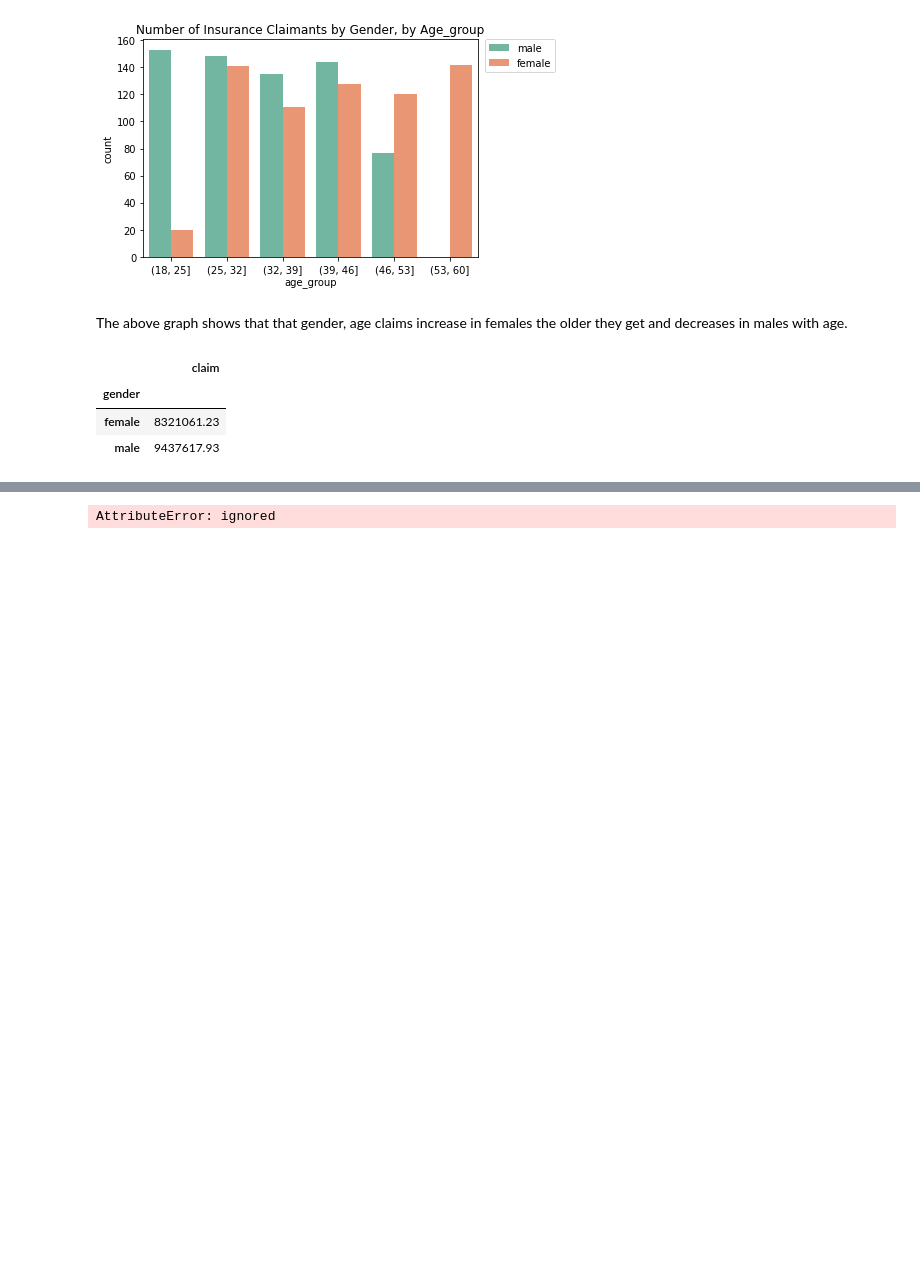
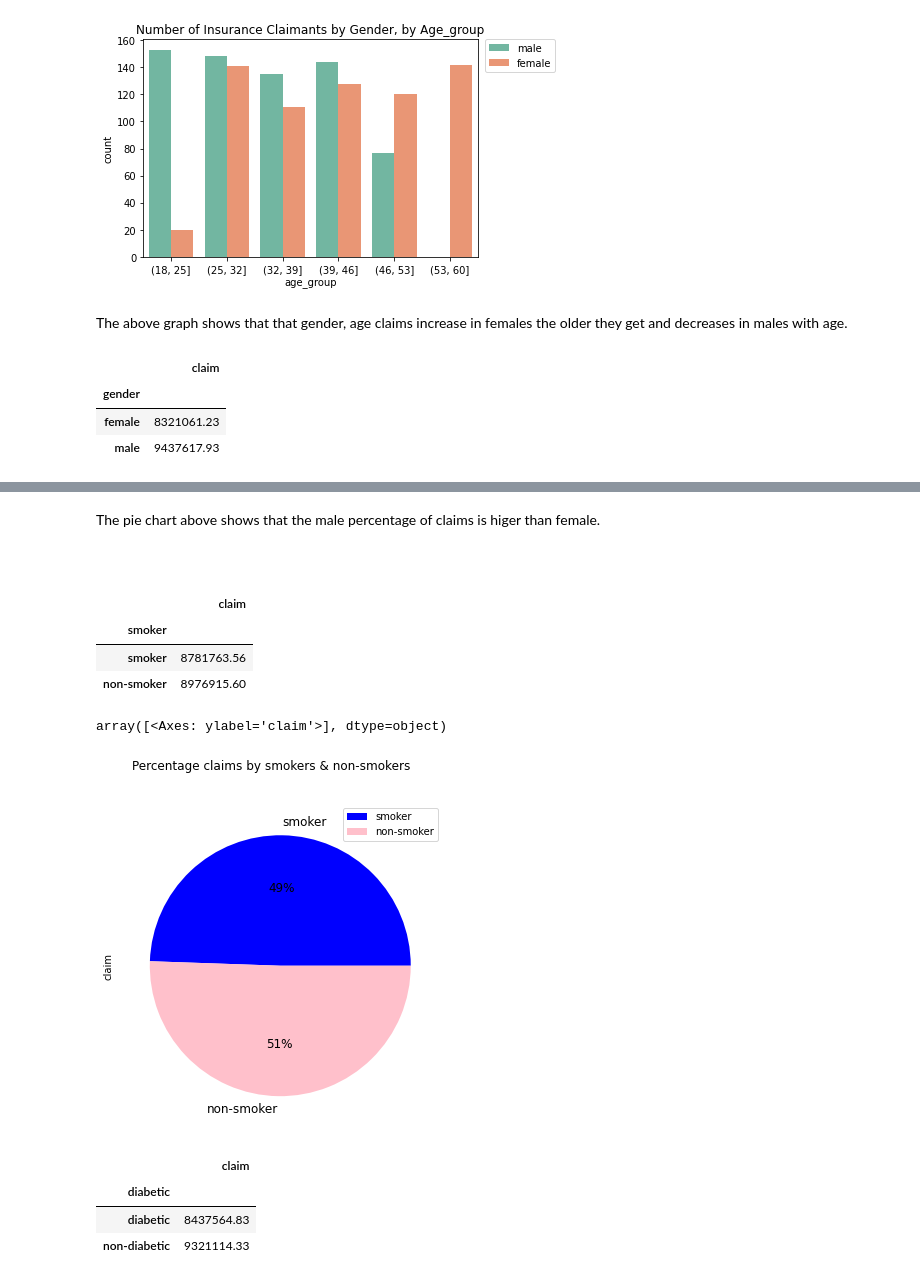
Before and after one commit to 27136thapelo/Insurance-Claim-Analysis, a Jupyter notebook: Insurance_claim_analysis_notebook.ipynb, the cells around one changed output, grey strips where cells are left out. Saved outputs shown, nothing was run; the diff lists cells and outputs as text; code cells hidden in the pictures; blank space fills up the shorter version.

````diff
--- a/Insurance_claim_analysis_notebook.ipynb
+++ b/Insurance_claim_analysis_notebook.ipynb
@@ -354,4 +361,22 @@ gender
+# %% [markdown]
+The pie chart above shows that the male percentage of claims is higer than female.
+
+```
+
+```
+# %%
+## Total claims by smoking habit
+smokers = df[['smoker', 'claim']].groupby('smoker').sum().sort_values(by="claim", ascending=True)
+smokers
+# %% [output]
+|  | claim |
+| smoker |  |
+| smoker | 8781763.56 |
+| non-smoker | 8976915.60 |
 # %%
-gender.plot(kind='pie', subplots=True, figsize=(10,6), fontsize = 14, colors = colors.values(), title='Total claims by gender in % value (male & female)', autopct='%1.0f%%')
+smokers.plot(kind='pie', subplots=True,
+figsize=(10,6), fontsize = 12, colors = colors.values(),
+title='Percentage claims by smokers & non-smokers', autopct='%1.0f%%')
 # %% [output]
-AttributeError: ignored
+array([<Axes: ylabel='claim'>], dtype=object)
+[figure, added]
@@ -359,0 +383,9 @@ AttributeError: ignored
+# %%
+#Total claims by diabetic patients
+diabetic = df[['diabetic', 'claim']].groupby('diabetic').sum().sort_values(by="claim", ascending=True)
+diabetic
+# %% [output]
+|  | claim |
+| diabetic |  |
+| diabetic | 8437564.83 |
+| non-diabetic | 9321114.33 |
````
Also changed, not shown: parts of 7 cells of this notebook.
